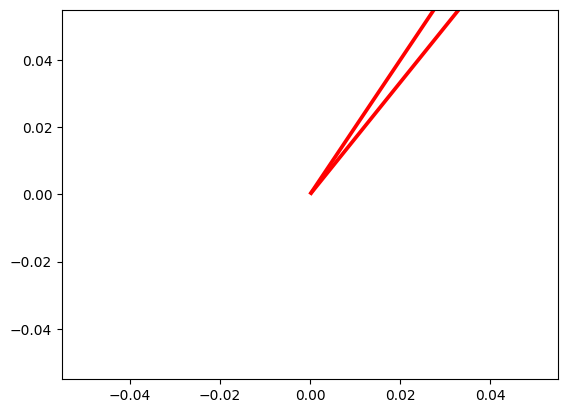
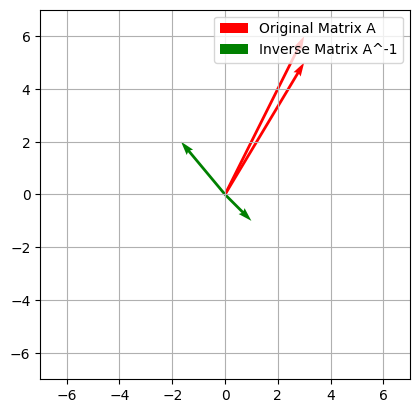
The notebook cell's code change between the first figure and the second:
--- before
+++ after
@@ -3,5 +3,5 @@
 
 ax.quiver(*origin, *A, angles='xy', scale_units='xy', scale=1, color='r', label='Original Matrix A')
-ax.quiver(*origin, *Inv, angles='xy', scale_units='xy', scale=1, color='g', label='Inverse Matrix A^-1')
+ax.quiver(*origin, *A_inv, angles='xy', scale_units='xy', scale=1, color='g', label='Inverse Matrix A^-1')
 
 ax.grid()

Commit: Fix execution